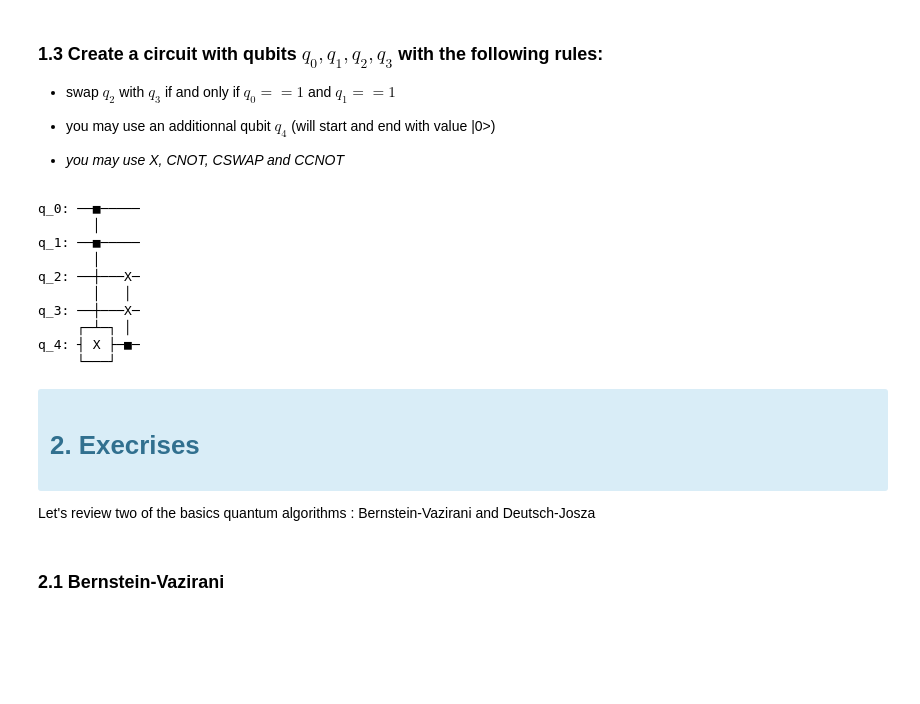
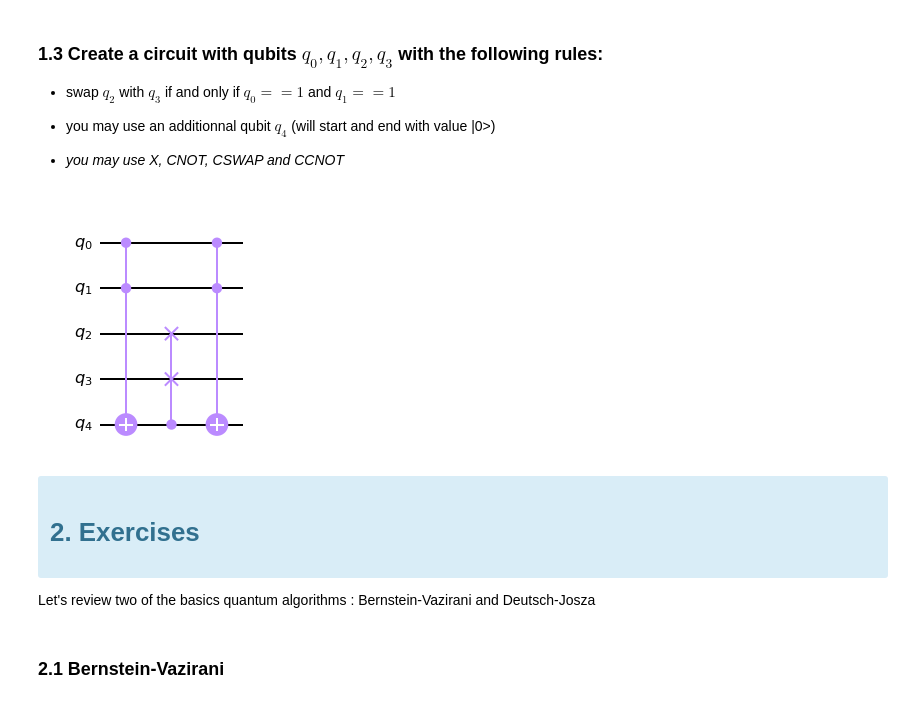
Before and after one commit to lionelchg/LesAtomesDeSavoie, a Jupyter notebook: qiskit/IBM_Hackaton/IBM-LAB-2/IBM-LAB2.ipynb, the cells around one changed output. Cells and saved outputs as stored; diff of their text form; code cells hidden in the pictures; blank space fills up the shorter version.

```diff
--- a/qiskit/IBM_Hackaton/IBM-LAB-2/IBM-LAB2.ipynb
+++ b/qiskit/IBM_Hackaton/IBM-LAB-2/IBM-LAB2.ipynb
@@ -155,18 +150,11 @@ $
 
 - _you may use X, CNOT, CSWAP and CCNOT_
 # %%
+# with Toffoli
 qc = QuantumCircuit(5)
-qc.toffoli(0,1,4)
-qc.cswap(4,2,3)
-qc.draw()
+qc.toffoli(0, 1, 4)
+qc.cswap(4, 2, 3)
+qc.toffoli(0, 1, 4)
+qc.draw(output='mpl')
 # %% [output]
-q_0: ──■─────
-       │
-q_1: ──■─────
-       │
-q_2: ──┼───X─
-       │   │
-q_3: ──┼───X─
-     ┌─┴─┐ │
-q_4: ┤ X ├─■─
-     └───┘
+[figure, added]
@@ -173,7 +163,7 @@ q_4: ┤ X ├─■─
 # %% [markdown]
 <div class="alert alert-block alert-info">
 
-# 2. Execrises
+# 2. Exercises
 </div>
 
 Let's review two of the basics quantum algorithms : Bernstein-Vazirani and Deutsch-Josza
```
Also changed, not shown: parts of 22 cells of this notebook.
